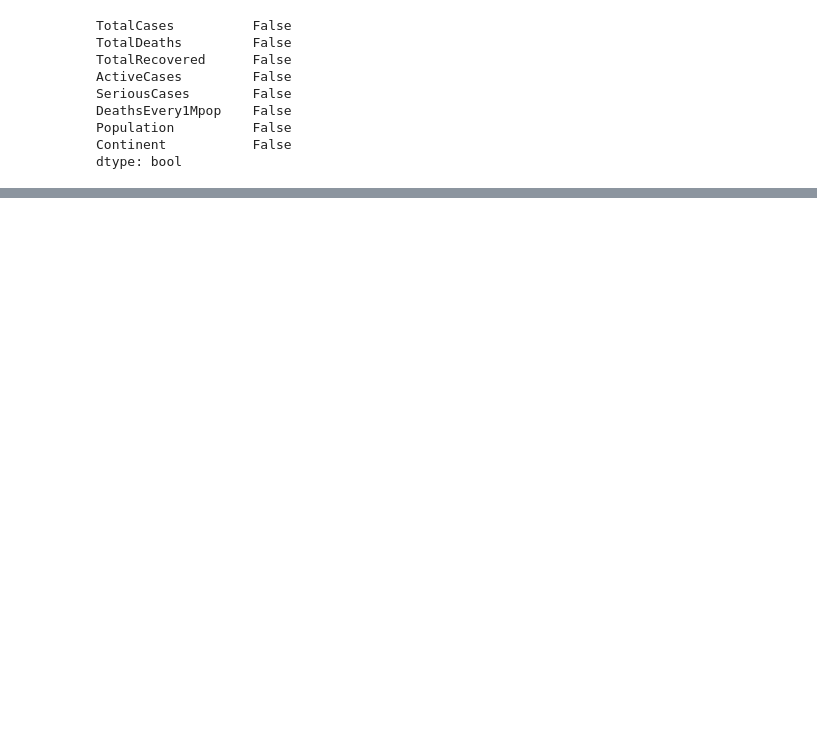
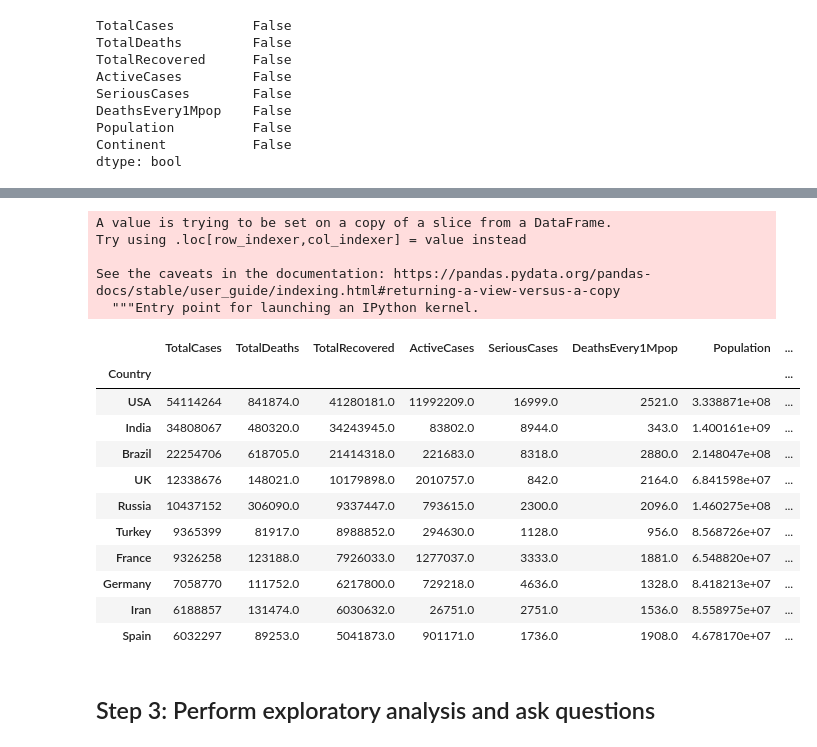
Before and after one commit to Siyanho/project, a Jupyter notebook: Part3.ipynb, the cells around one changed output, grey strips where cells are left out. Cells and saved outputs as stored; diff of their text form; code cells hidden in the pictures; blank space fills up the shorter version.

```diff
--- a/Part3.ipynb
+++ b/Part3.ipynb
@@ -50,9 +54,6 @@ def writeToCsv(filename, title, dataList):
 # %%
 if __name__ == '__main__':
-    '''
-    Crawl web site, https://www.worldometers.info/coronavirus/
 
-    '''
 
     #get html
     html = getHtml()
@@ -305,0 +313,23 @@ dtype: bool
+# %%
+df3['InfectPercent']=df3['TotalCases']/df3['Population']
+df3.head(10)
+# %% [output]
+A value is trying to be set on a copy of a slice from a DataFrame.
+Try using .loc[row_indexer,col_indexer] = value instead
+
+See the caveats in the documentation: https://pandas.pydata.org/pandas-docs/stable/user_guide/indexing.html#returning-a-view-versus-a-copy
+  """Entry point for launching an IPython kernel.
+|  | TotalCases | TotalDeaths | TotalRecovered | ActiveCases | SeriousCases | DeathsEvery1Mpop | Population | ... |
+| Country |  |  |  |  |  |  |  | ... |
+| USA | 54114264 | 841874.0 | 41280181.0 | 11992209.0 | 16999.0 | 2521.0 | 3.338871e+08 | ... |
+| India | 34808067 | 480320.0 | 34243945.0 | 83802.0 | 8944.0 | 343.0 | 1.400161e+09 | ... |
+| Brazil | 22254706 | 618705.0 | 21414318.0 | 221683.0 | 8318.0 | 2880.0 | 2.148047e+08 | ... |
+| UK | 12338676 | 148021.0 | 10179898.0 | 2010757.0 | 842.0 | 2164.0 | 6.841598e+07 | ... |
+| Russia | 10437152 | 306090.0 | 9337447.0 | 793615.0 | 2300.0 | 2096.0 | 1.460275e+08 | ... |
+| Turkey | 9365399 | 81917.0 | 8988852.0 | 294630.0 | 1128.0 | 956.0 | 8.568726e+07 | ... |
+| France | 9326258 | 123188.0 | 7926033.0 | 1277037.0 | 3333.0 | 1881.0 | 6.548820e+07 | ... |
+| Germany | 7058770 | 111752.0 | 6217800.0 | 729218.0 | 4636.0 | 1328.0 | 8.418213e+07 | ... |
+| Iran | 6188857 | 131474.0 | 6030632.0 | 26751.0 | 2751.0 | 1536.0 | 8.558975e+07 | ... |
+| Spain | 6032297 | 89253.0 | 5041873.0 | 901171.0 | 1736.0 | 1908.0 | 4.678170e+07 | ... |
+# %% [markdown]
+## Step 3: Perform exploratory analysis and ask questions
```
Also changed, not shown: parts of 8 cells of this notebook.
